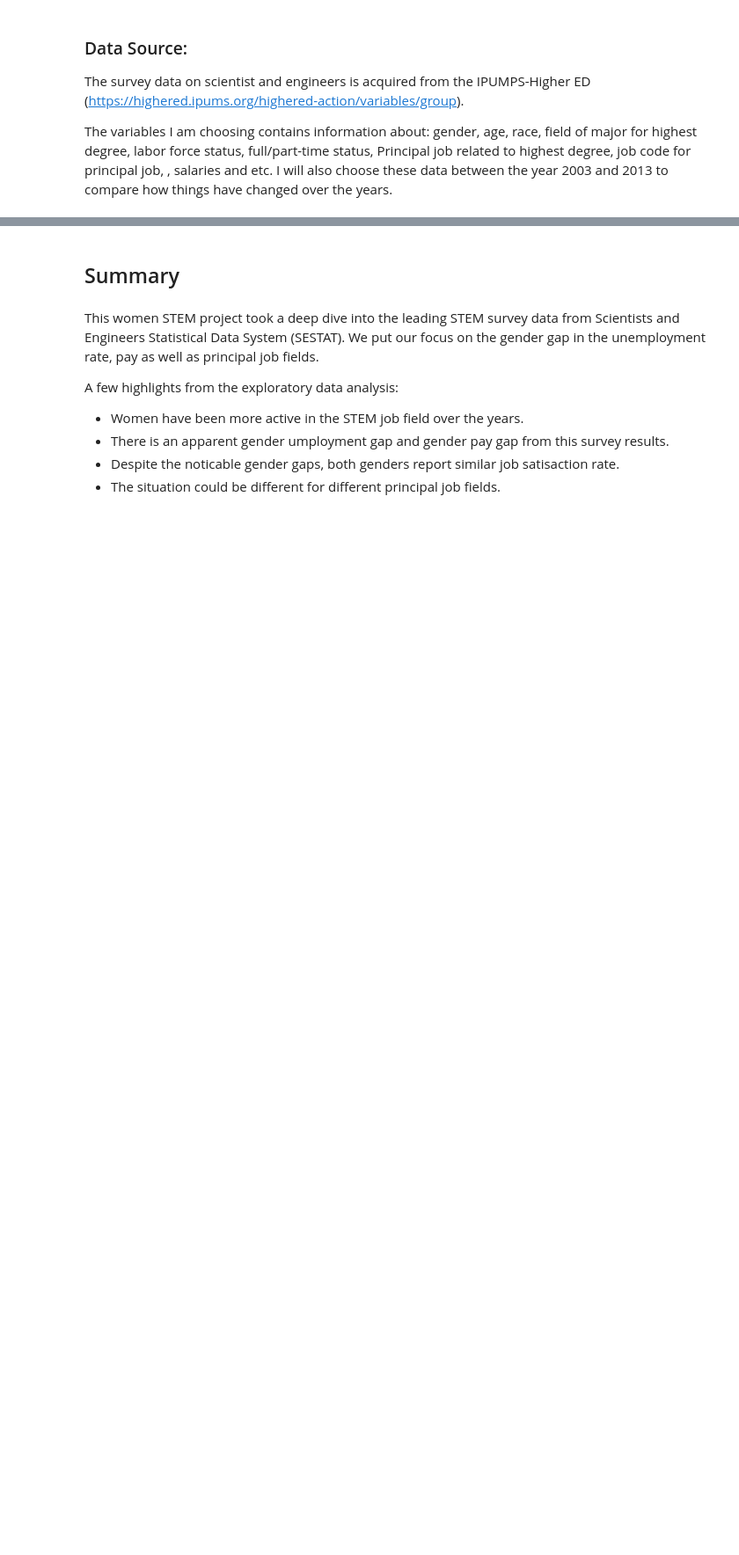
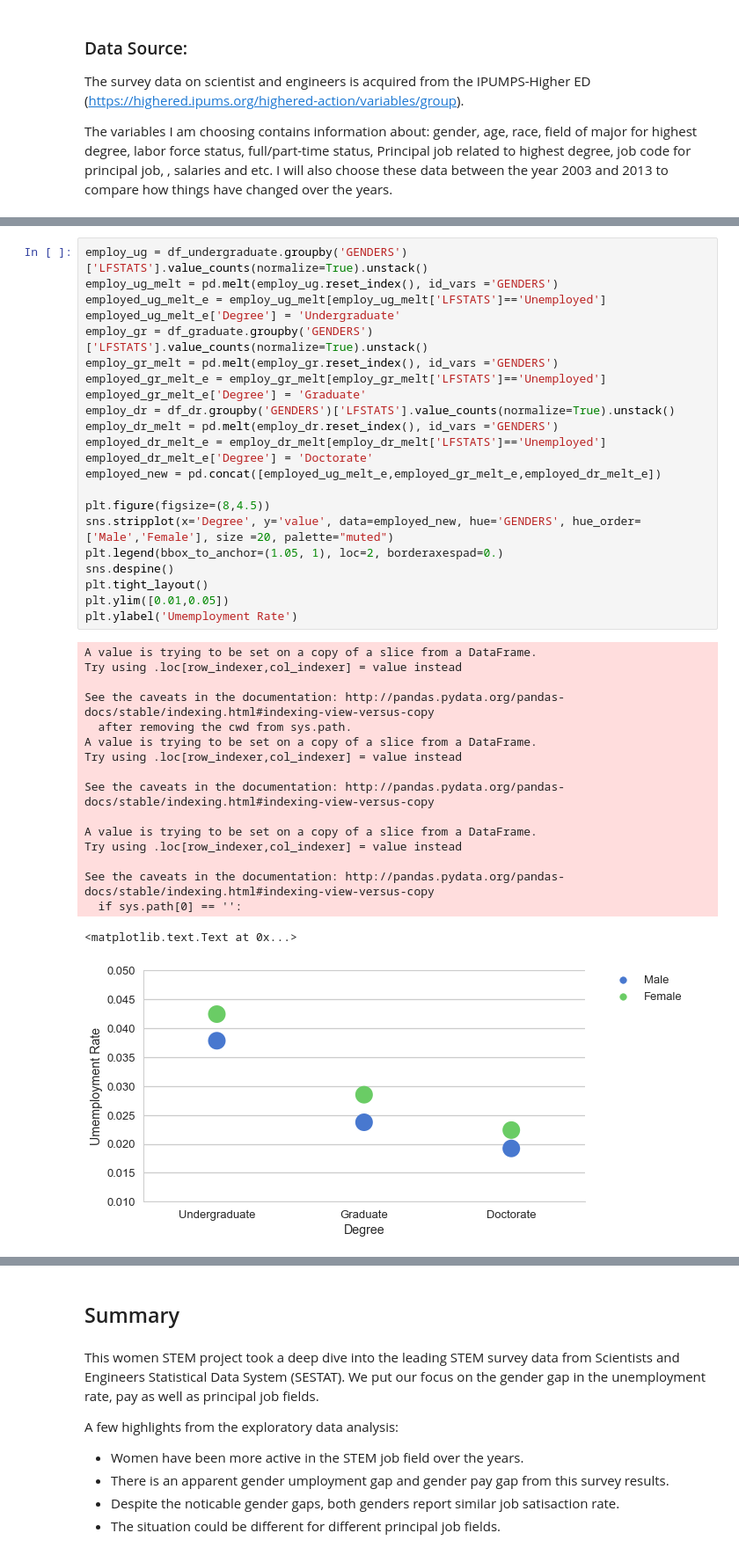
Before and after one commit to shuojiashi/women_in_stem, a Jupyter notebook: notebooks/Women in STEM_project report.ipynb, the cells around one changed output, grey strips where cells are left out. Shown at 88% size. Drawn from its saved outputs; the diff is of its cells as text; blank space fills up the shorter version.

```diff
--- a/notebooks/Women in STEM_project report.ipynb
+++ b/notebooks/Women in STEM_project report.ipynb
@@ -40,0 +251,40 @@ The variables I am choosing contains information about: gender, age, race, field
+# %%
+employ_ug = df_undergraduate.groupby('GENDERS')['LFSTATS'].value_counts(normalize=True).unstack()
+employ_ug_melt = pd.melt(employ_ug.reset_index(), id_vars ='GENDERS')
+employed_ug_melt_e = employ_ug_melt[employ_ug_melt['LFSTATS']=='Unemployed']
+employed_ug_melt_e['Degree'] = 'Undergraduate'
+employ_gr = df_graduate.groupby('GENDERS')['LFSTATS'].value_counts(normalize=True).unstack()
+employ_gr_melt = pd.melt(employ_gr.reset_index(), id_vars ='GENDERS')
+employed_gr_melt_e = employ_gr_melt[employ_gr_melt['LFSTATS']=='Unemployed']
+employed_gr_melt_e['Degree'] = 'Graduate'
+employ_dr = df_dr.groupby('GENDERS')['LFSTATS'].value_counts(normalize=True).unstack()
+employ_dr_melt = pd.melt(employ_dr.reset_index(), id_vars ='GENDERS')
+employed_dr_melt_e = employ_dr_melt[employ_dr_melt['LFSTATS']=='Unemployed']
+employed_dr_melt_e['Degree'] = 'Doctorate'
+employed_new = pd.concat([employed_ug_melt_e,employed_gr_melt_e,employed_dr_melt_e])
+
+plt.figure(figsize=(8,4.5))
+sns.stripplot(x='Degree', y='value', data=employed_new, hue='GENDERS', hue_order=['Male','Female'], size =20, palette="muted")
+plt.legend(bbox_to_anchor=(1.05, 1), loc=2, borderaxespad=0.)
+sns.despine()
+plt.tight_layout()
+plt.ylim([0.01,0.05])
+plt.ylabel('Umemployment Rate')
+# %% [output]
+A value is trying to be set on a copy of a slice from a DataFrame.
+Try using .loc[row_indexer,col_indexer] = value instead
+
+See the caveats in the documentation: http://pandas.pydata.org/pandas-docs/stable/indexing.html#indexing-view-versus-copy
+  after removing the cwd from sys.path.
+A value is trying to be set on a copy of a slice from a DataFrame.
+Try using .loc[row_indexer,col_indexer] = value instead
+
+See the caveats in the documentation: http://pandas.pydata.org/pandas-docs/stable/indexing.html#indexing-view-versus-copy
+
+A value is trying to be set on a copy of a slice from a DataFrame.
+Try using .loc[row_indexer,col_indexer] = value instead
+
+See the caveats in the documentation: http://pandas.pydata.org/pandas-docs/stable/indexing.html#indexing-view-versus-copy
+  if sys.path[0] == '':
+<matplotlib.text.Text at 0x...>
+[figure, added]
```
Also changed, not shown: parts of 139 cells of this notebook.
